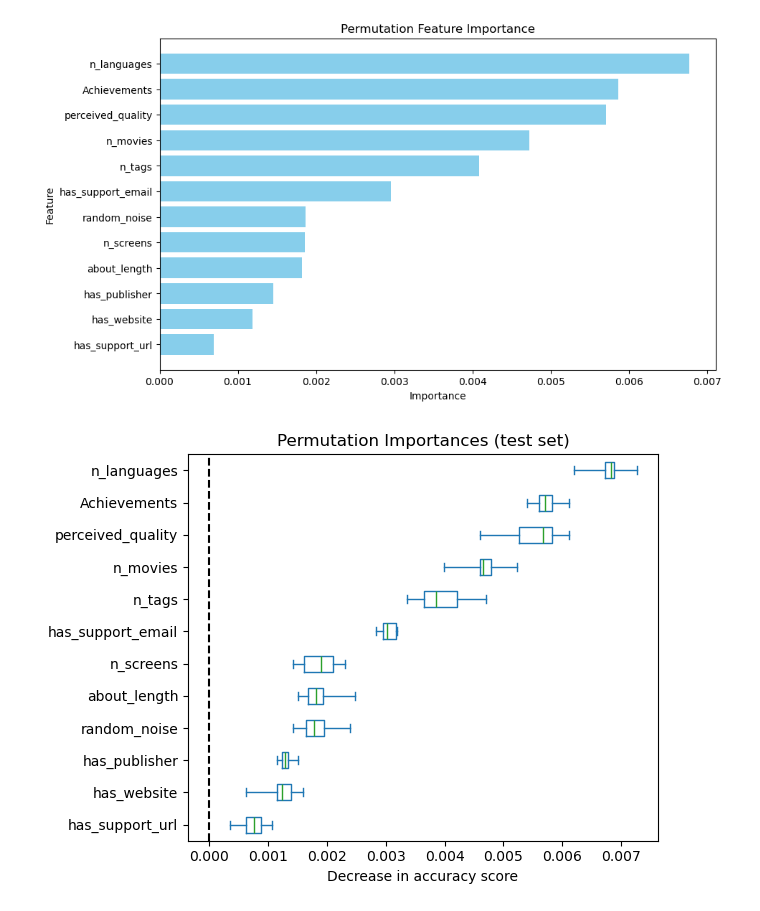
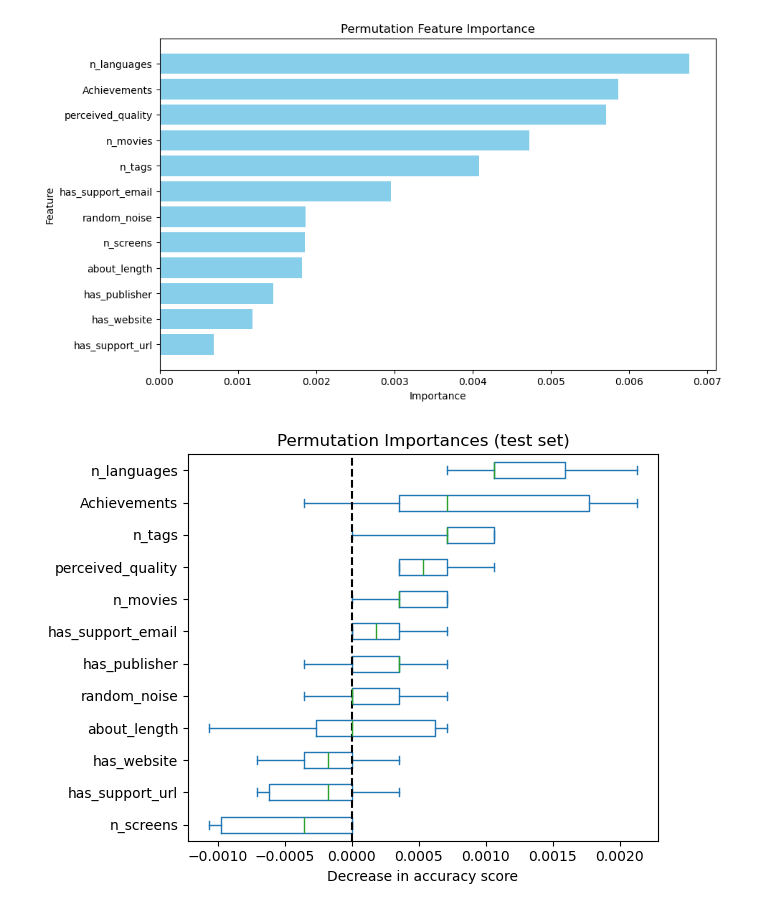
Before and after one commit to MatheusVazManzke/steam-analysis, a Jupyter notebook: notebooks/modeling/2.2-mvm-classification-models.ipynb, the cells around one changed output. Drawn from its saved outputs; the diff is of its cells as text; code cells hidden in the pictures.

Commit message:
finished random forest model

```diff
--- a/notebooks/modeling/2.2-mvm-classification-models.ipynb
+++ b/notebooks/modeling/2.2-mvm-classification-models.ipynb
@@ -235,18 +236,18 @@ plt.show()
 [figure]
 # %%
 result = permutation_importance(
-    rf, X_train, y_train, n_repeats=10, random_state=42, n_jobs=2
+    rf, X_test, y_test, n_repeats=10, random_state=42, n_jobs=2
 )
 
 sorted_importances_idx = result.importances_mean.argsort()
 importances = pd.DataFrame(
     result.importances[sorted_importances_idx].T,
     columns=X.columns[sorted_importances_idx],
 )
 ax = importances.plot.box(vert=False, whis=10)
 ax.set_title("Permutation Importances (test set)")
 ax.axvline(x=0, color="k", linestyle="--")
 ax.set_xlabel("Decrease in accuracy score")
 ax.figure.tight_layout()
 # %% [output]
-[figure, old version]
+[figure, new version]
```
Also changed, not shown: parts of 2 cells of this notebook, 2 other files.
